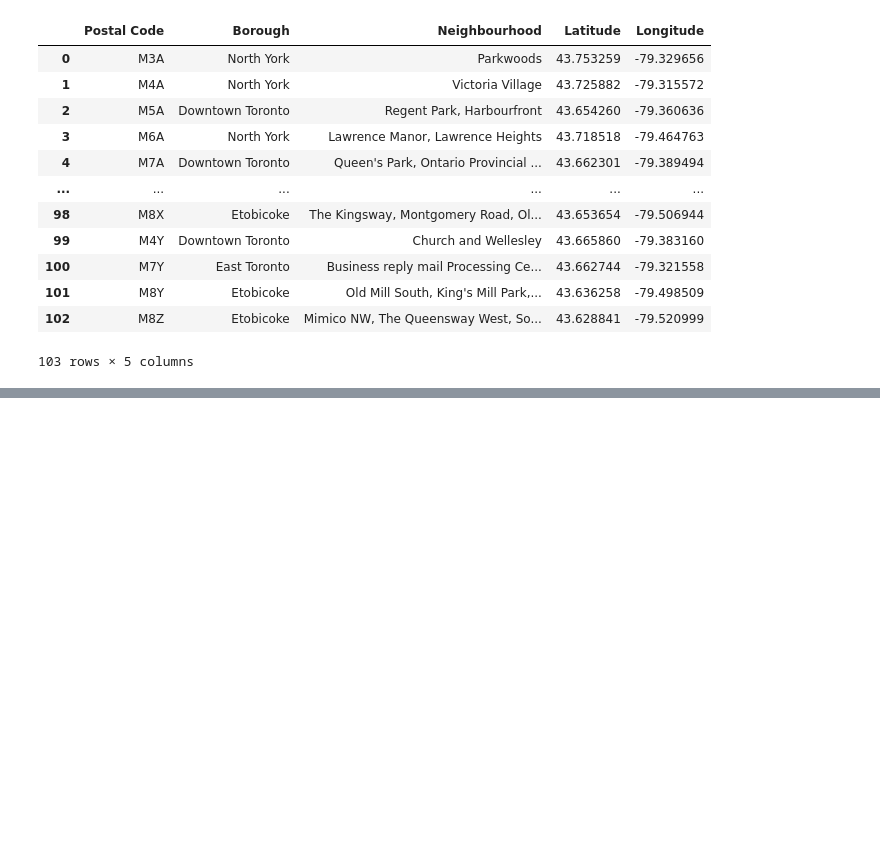
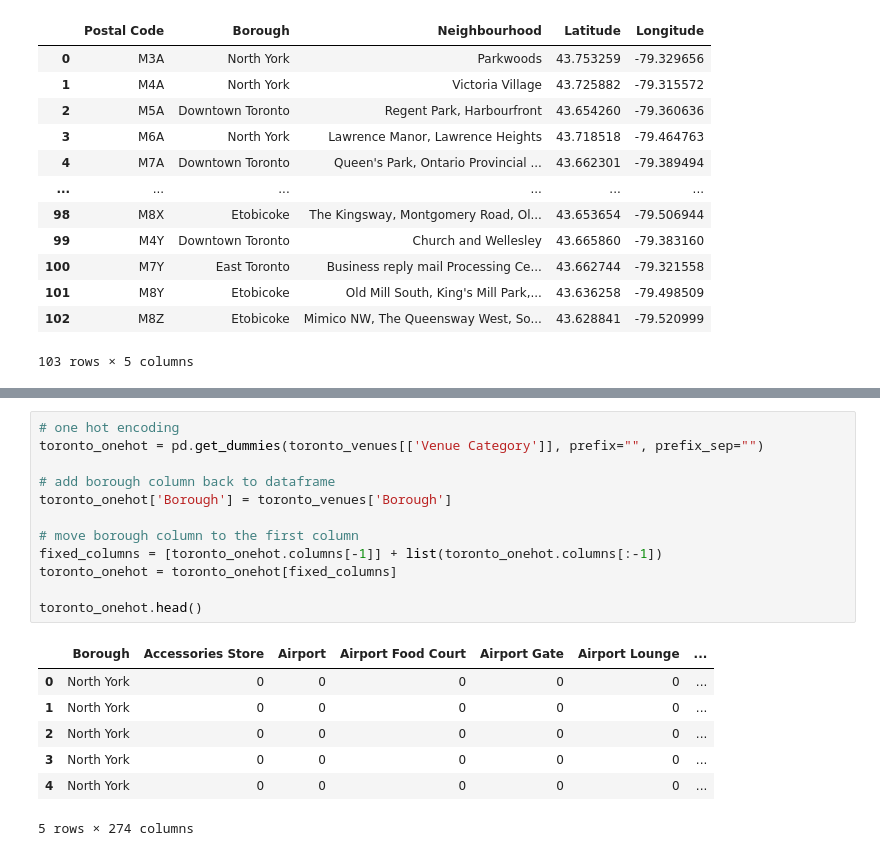
Before and after one commit to sspicher/IBM-Data-Science, a Jupyter notebook: Capstone Project/ibm_data_science_capstone_project.ipynb, the cells around one changed output, grey strips where cells are left out. Drawn from its saved outputs; the diff is of its cells as text; blank space fills up the shorter version.

```diff
--- a/Capstone Project/ibm_data_science_capstone_project.ipynb
+++ b/Capstone Project/ibm_data_science_capstone_project.ipynb
@@ -64,0 +165,20 @@ df
+# %%
+# one hot encoding
+toronto_onehot = pd.get_dummies(toronto_venues[['Venue Category']], prefix="", prefix_sep="")
+
+# add borough column back to dataframe
+toronto_onehot['Borough'] = toronto_venues['Borough']
+
+# move borough column to the first column
+fixed_columns = [toronto_onehot.columns[-1]] + list(toronto_onehot.columns[:-1])
+toronto_onehot = toronto_onehot[fixed_columns]
+
+toronto_onehot.head()
+# %% [output]
+|  | Borough | Accessories Store | Airport | Airport Food Court | Airport Gate | Airport Lounge | ... |
+| 0 | North York | 0 | 0 | 0 | 0 | 0 | ... |
+| 1 | North York | 0 | 0 | 0 | 0 | 0 | ... |
+| 2 | North York | 0 | 0 | 0 | 0 | 0 | ... |
+| 3 | North York | 0 | 0 | 0 | 0 | 0 | ... |
+| 4 | North York | 0 | 0 | 0 | 0 | 0 | ... |
+5 rows × 274 columns
```
Also changed, not shown: parts of 24 cells of this notebook.
